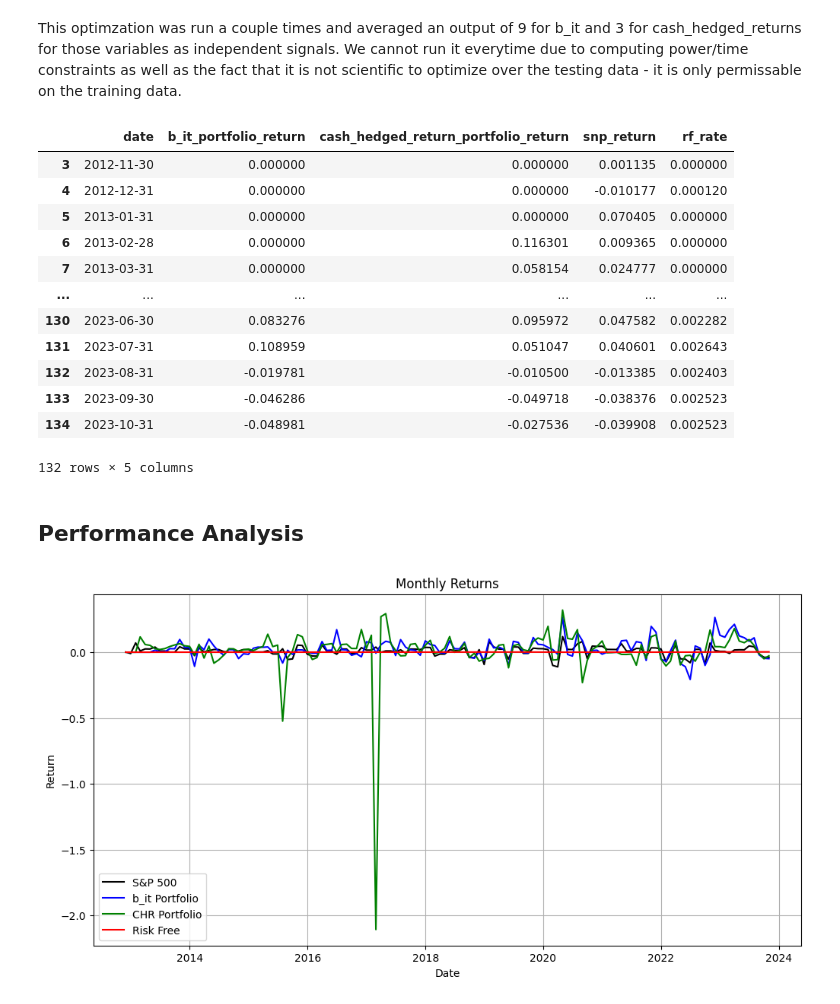
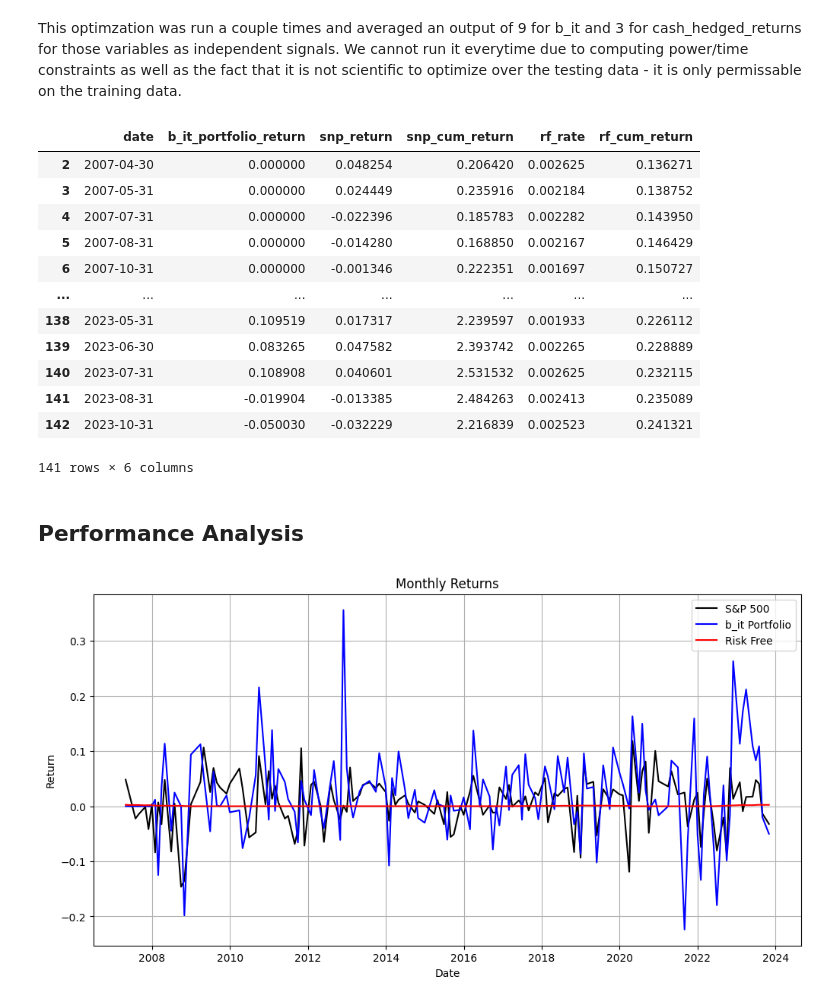
Before and after one commit to veervohra03/CashHedged, a Jupyter notebook: Veer-Base.ipynb, the cells around one changed output. Cells and saved outputs as stored; diff of their text form; code cells hidden in the pictures.

```diff
--- a/Veer-Base.ipynb
+++ b/Veer-Base.ipynb
@@ -125,9 +208,6 @@ def get_company_financials(gvkey):
 def make_PiT_ffill(company_fin_data):
 
     temp = company_fin_data.copy()
-
-    #company_fin_data['month_start'] = company_fin_data['date'] - pd.offsets.MonthBegin()
-    #company_fin_data['month_end'] = company_fin_data['date']
 
     temp['reporting_date'] = pd.to_datetime(temp['reporting_date']) + pd.Timedelta(days=1)
     temp['month'] = temp['reporting_date'].dt.month
@@ -142,24 +222,17 @@ def make_PiT_ffill(company_fin_data):
     temp = temp[temp.columns[-1:].append(temp.columns[:-1])]
     temp['date'] = pd.to_datetime(temp['date'])
 
-    start_date = temp['date'].min()
-    end_date = temp['date'].max()
+    try:
+        start_date = temp['date'].min()
+        end_date = temp['date'].max()
+        all_months = pd.date_range(start=start_date, end=end_date, freq='ME')
+        full_range_df = pd.DataFrame({'date': all_months})
+        temp = pd.merge(full_range_df, temp, on='date', how='left')
+        temp = temp.ffill()
+        return temp
 
-    if pd.isnull(start_date) or pd.isnull(end_date): # return empty tables for companies that have broken data
-        print("Date Error for GVKEY: ", temp['gvkey'][0])
+    except:
         return pd.DataFrame({"date":[]})
-
-    all_months = pd.date_range(start=start_date, end=end_date, freq='ME')
-    full_range_df = pd.DataFrame({'date': all_months})
-
-    temp = pd.merge(full_range_df, temp, on='date', how='left')
-
-    temp = temp.ffill()
-
-    temp['month_start'] = temp['date'] - pd.offsets.MonthBegin()
-    temp['month_end'] = temp['date']
-
-    return temp
 # %%
 def get_prices(permno):
     company_stock_prcs = conn.raw_sql(f'''
@@ -560,42 +620,42 @@ This optimzation was run a couple times and averaged an output of 9 for b_it and
 # %%
-temp_1 = backtest_portfolio(out, signal='b_it', lookback_months=9)
-temp_2 = backtest_portfolio(out, signal='cash_hedged_return', lookback_months=3)
+temp_1 = backtest_portfolio(out, signal='b_it', lookback_months=7)
+# temp_2 = backtest_portfolio(out, signal='cash_hedged_return', lookback_months=7)
 
 portfolio = pd.merge(temp_1, out[out['permno'] == out['permno'][0]], on='date', how='left')
 
-portfolio = pd.merge(portfolio, temp_2, on='date', how='left')
+# portfolio = pd.merge(portfolio, temp_2, on='date', how='left')
 
-portfolio = portfolio[['date', 'b_it_portfolio_return', 'cash_hedged_return_portfolio_return', 'snp_return', 'rf_rate']].dropna()
+portfolio = portfolio[['date', 'b_it_portfolio_return', 'snp_return', 'snp_cum_return', 'rf_rate', 'rf_cum_return']].dropna()
 
 portfolio
 # %% [output]
-|  | date | b_it_portfolio_return | cash_hedged_return_portfolio_return | snp_return | rf_rate |
-| 3 | 2012-11-30 | 0.000000 | 0.000000 | 0.001135 | 0.000000 |
-| 4 | 2012-12-31 | 0.000000 | 0.000000 | -0.010177 | 0.000120 |
-| 5 | 2013-01-31 | 0.000000 | 0.000000 | 0.070405 | 0.000000 |
-| 6 | 2013-02-28 | 0.000000 | 0.116301 | 0.009365 | 0.000000 |
-| 7 | 2013-03-31 | 0.000000 | 0.058154 | 0.024777 | 0.000000 |
-| ... | ... | ... | ... | ... | ... |
-| 130 | 2023-06-30 | 0.083276 | 0.095972 | 0.047582 | 0.002282 |
-| 131 | 2023-07-31 | 0.108959 | 0.051047 | 0.040601 | 0.002643 |
-| 132 | 2023-08-31 | -0.019781 | -0.010500 | -0.013385 | 0.002403 |
-| 133 | 2023-09-30 | -0.046286 | -0.049718 | -0.038376 | 0.002523 |
-| 134 | 2023-10-31 | -0.048981 | -0.027536 | -0.039908 | 0.002523 |
+|  | date | b_it_portfolio_return | snp_return | snp_cum_return | rf_rate | rf_cum_return |
+| 2 | 2007-04-30 | 0.000000 | 0.048254 | 0.206420 | 0.002625 | 0.136271 |
+| 3 | 2007-05-31 | 0.000000 | 0.024449 | 0.235916 | 0.002184 | 0.138752 |
+| 4 | 2007-07-31 | 0.000000 | -0.022396 | 0.185783 | 0.002282 | 0.143950 |
+| 5 | 2007-08-31 | 0.000000 | -0.014280 | 0.168850 | 0.002167 | 0.146429 |
+| 6 | 2007-10-31 | 0.000000 | -0.001346 | 0.222351 | 0.001697 | 0.150727 |
+| ... | ... | ... | ... | ... | ... | ... |
+| 138 | 2023-05-31 | 0.109519 | 0.017317 | 2.239597 | 0.001933 | 0.226112 |
+| 139 | 2023-06-30 | 0.083265 | 0.047582 | 2.393742 | 0.002265 | 0.228889 |
+| 140 | 2023-07-31 | 0.108908 | 0.040601 | 2.531532 | 0.002625 | 0.232115 |
+| 141 | 2023-08-31 | -0.019904 | -0.013385 | 2.484263 | 0.002413 | 0.235089 |
+| 142 | 2023-10-31 | -0.050030 | -0.032229 | 2.216839 | 0.002523 | 0.241321 |
-132 rows × 5 columns
+141 rows × 6 columns
 # %% [markdown]
  ## Performance Analysis
 # %%
 plt.figure(figsize=(12, 6))
 plt.plot(portfolio['date'], portfolio['snp_return'], label='S&P 500', color='black')
 plt.plot(portfolio['date'], portfolio['b_it_portfolio_return'], label='b_it Portfolio', color='blue')
-plt.plot(portfolio['date'], portfolio['cash_hedged_return_portfolio_return'], label='CHR Portfolio', color='green')
+# plt.plot(portfolio['date'], portfolio['cash_hedged_return_portfolio_return'], label='CHR Portfolio', color='green')
 plt.plot(portfolio['date'], portfolio['rf_rate'], label='Risk Free', color='red')
 plt.title('Monthly Returns')
 plt.xlabel('Date')
 plt.ylabel('Return')
 plt.legend()
 plt.grid()
 plt.show()
 # %% [output]
-[figure, old version]
+[figure, new version]
 # %%
```
Also changed, not shown: parts of 19 cells of this notebook.
